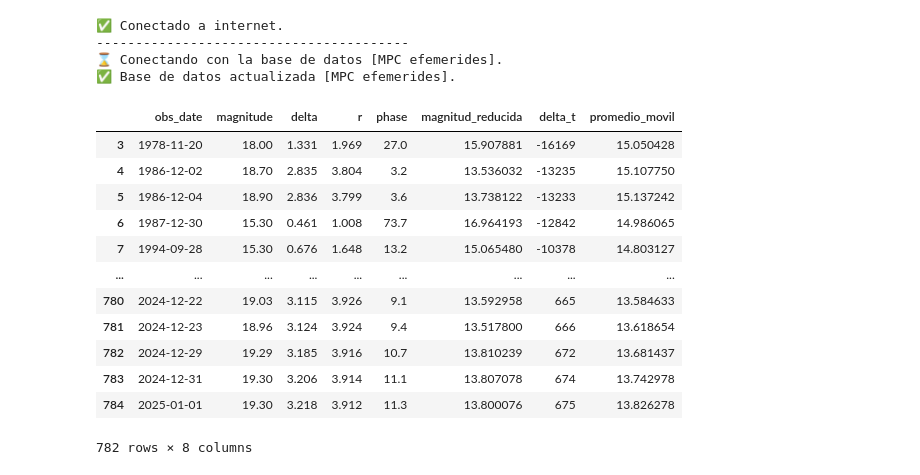
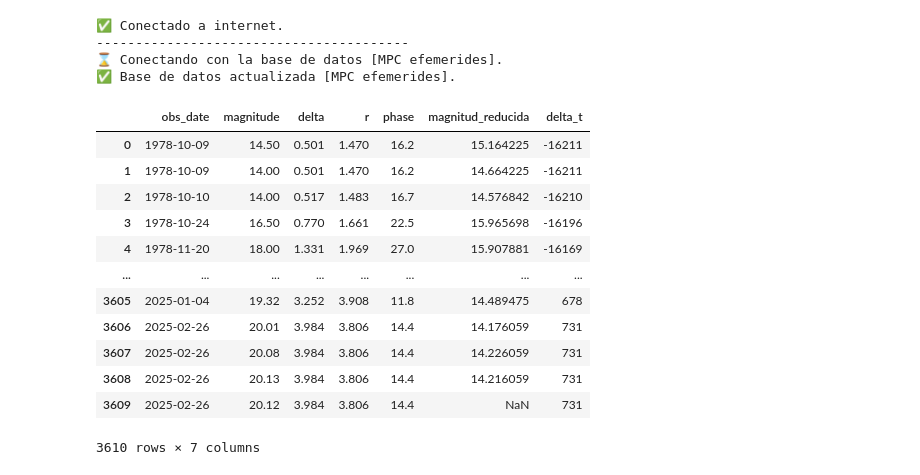
Before and after one commit to sperezp23/Analizador_de_cometas_COLAB, a Jupyter notebook: Analizador_de_cometas.ipynb, the cells around one changed output. Saved outputs shown, nothing was run; the diff lists cells and outputs as text; code cells hidden in the pictures.

```diff
--- a/Analizador_de_cometas.ipynb
+++ b/Analizador_de_cometas.ipynb
@@ -67,21 +67,21 @@ generar_grafica(tipo_de_grafica, nombre_del_cometa, bases_de_datos_mpc)
 tipo_de_grafica = '7'
 generar_grafica(tipo_de_grafica, nombre_del_cometa, bases_de_datos_mpc)
 # %%
-bases_de_datos_mpc[2]
+bases_de_datos_mpc[1]
 # %% [output]
-|  | obs_date | magnitude | delta | r | phase | magnitud_reducida | delta_t | promedio_movil |
-| 3 | 1978-11-20 | 18.00 | 1.331 | 1.969 | 27.0 | 15.907881 | -16169 | 15.050428 |
-| 4 | 1986-12-02 | 18.70 | 2.835 | 3.804 | 3.2 | 13.536032 | -13235 | 15.107750 |
-| 5 | 1986-12-04 | 18.90 | 2.836 | 3.799 | 3.6 | 13.738122 | -13233 | 15.137242 |
-| 6 | 1987-12-30 | 15.30 | 0.461 | 1.008 | 73.7 | 16.964193 | -12842 | 14.986065 |
-| 7 | 1994-09-28 | 15.30 | 0.676 | 1.648 | 13.2 | 15.065480 | -10378 | 14.803127 |
-| ... | ... | ... | ... | ... | ... | ... | ... | ... |
-| 780 | 2024-12-22 | 19.03 | 3.115 | 3.926 | 9.1 | 13.592958 | 665 | 13.584633 |
-| 781 | 2024-12-23 | 18.96 | 3.124 | 3.924 | 9.4 | 13.517800 | 666 | 13.618654 |
-| 782 | 2024-12-29 | 19.29 | 3.185 | 3.916 | 10.7 | 13.810239 | 672 | 13.681437 |
-| 783 | 2024-12-31 | 19.30 | 3.206 | 3.914 | 11.1 | 13.807078 | 674 | 13.742978 |
-| 784 | 2025-01-01 | 19.30 | 3.218 | 3.912 | 11.3 | 13.800076 | 675 | 13.826278 |
+|  | obs_date | magnitude | delta | r | phase | magnitud_reducida | delta_t |
+| 0 | 1978-10-09 | 14.50 | 0.501 | 1.470 | 16.2 | 15.164225 | -16211 |
+| 1 | 1978-10-09 | 14.00 | 0.501 | 1.470 | 16.2 | 14.664225 | -16211 |
+| 2 | 1978-10-10 | 14.00 | 0.517 | 1.483 | 16.7 | 14.576842 | -16210 |
+| 3 | 1978-10-24 | 16.50 | 0.770 | 1.661 | 22.5 | 15.965698 | -16196 |
+| 4 | 1978-11-20 | 18.00 | 1.331 | 1.969 | 27.0 | 15.907881 | -16169 |
+| ... | ... | ... | ... | ... | ... | ... | ... |
+| 3605 | 2025-01-04 | 19.32 | 3.252 | 3.908 | 11.8 | 14.489475 | 678 |
+| 3606 | 2025-02-26 | 20.01 | 3.984 | 3.806 | 14.4 | 14.176059 | 731 |
+| 3607 | 2025-02-26 | 20.08 | 3.984 | 3.806 | 14.4 | 14.226059 | 731 |
+| 3608 | 2025-02-26 | 20.13 | 3.984 | 3.806 | 14.4 | 14.216059 | 731 |
+| 3609 | 2025-02-26 | 20.12 | 3.984 | 3.806 | 14.4 | NaN | 731 |
-782 rows × 8 columns
+3610 rows × 7 columns
 # %%
 # curva_cruda_cobs_df = bases_de_datos_cobs[1]
 # envolvente_cobs_df = bases_de_datos_cobs[2]
```
Also changed, not shown: parts of 2 cells of this notebook.
